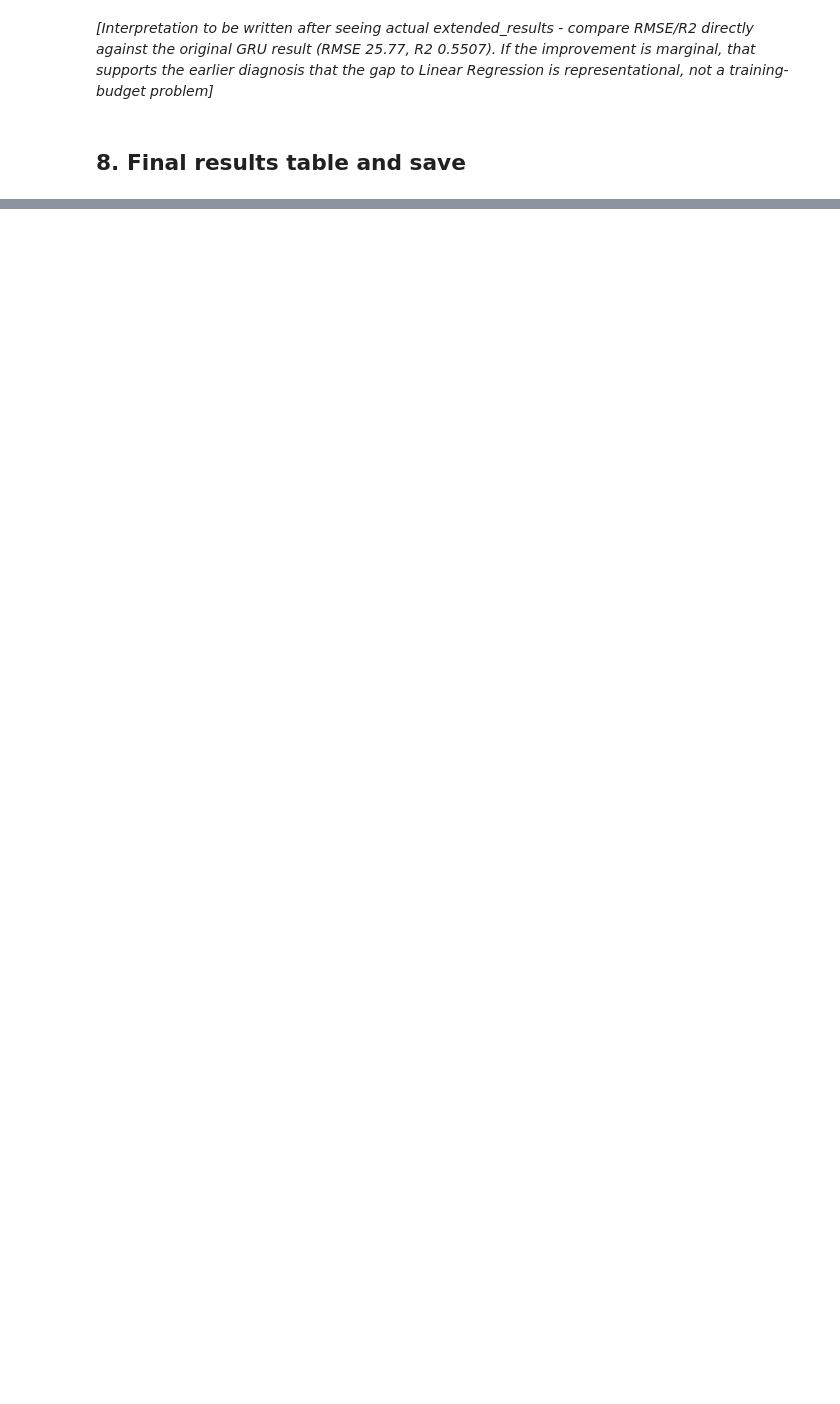
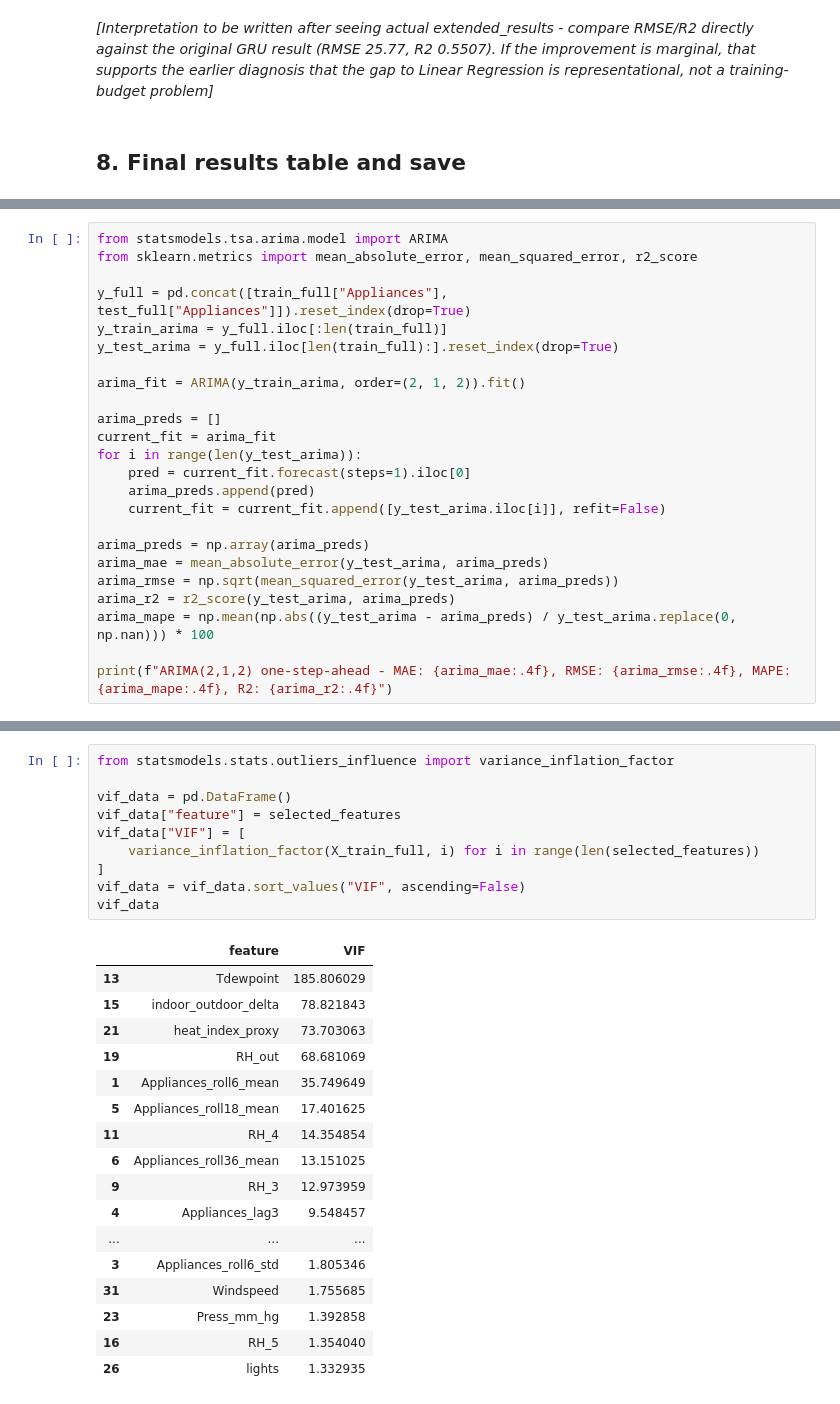
Before and after one commit to Muaadh-Nazly/energy-prediction, a Jupyter notebook: notebooks/05_Optimization_Evaluation.ipynb, the cells around one changed output, grey strips where cells are left out. Drawn from its saved outputs; the diff is of its cells as text; blank space fills up the shorter version.

```diff
--- a/notebooks/05_Optimization_Evaluation.ipynb
+++ b/notebooks/05_Optimization_Evaluation.ipynb
@@ -321,0 +512,24 @@ the required sections.
+# %%
+from statsmodels.tsa.arima.model import ARIMA
+from sklearn.metrics import mean_absolute_error, mean_squared_error, r2_score
+
+y_full = pd.concat([train_full["Appliances"], test_full["Appliances"]]).reset_index(drop=True)
+y_train_arima = y_full.iloc[:len(train_full)]
+y_test_arima = y_full.iloc[len(train_full):].reset_index(drop=True)
+
+arima_fit = ARIMA(y_train_arima, order=(2, 1, 2)).fit()
+
+arima_preds = []
+current_fit = arima_fit
+for i in range(len(y_test_arima)):
+    pred = current_fit.forecast(steps=1).iloc[0]
+    arima_preds.append(pred)
+    current_fit = current_fit.append([y_test_arima.iloc[i]], refit=False)
+
+arima_preds = np.array(arima_preds)
+arima_mae = mean_absolute_error(y_test_arima, arima_preds)
+arima_rmse = np.sqrt(mean_squared_error(y_test_arima, arima_preds))
+arima_r2 = r2_score(y_test_arima, arima_preds)
+arima_mape = np.mean(np.abs((y_test_arima - arima_preds) / y_test_arima.replace(0, np.nan))) * 100
+
+print(f"ARIMA(2,1,2) one-step-ahead - MAE: {arima_mae:.4f}, RMSE: {arima_rmse:.4f}, MAPE: {arima_mape:.4f}, R2: {arima_r2:.4f}")
@@ -321,0 +559,28 @@ the required sections.
+# %%
+from statsmodels.stats.outliers_influence import variance_inflation_factor
+
+vif_data = pd.DataFrame()
+vif_data["feature"] = selected_features
+vif_data["VIF"] = [
+    variance_inflation_factor(X_train_full, i) for i in range(len(selected_features))
+]
+vif_data = vif_data.sort_values("VIF", ascending=False)
+vif_data
+# %% [output]
+|  | feature | VIF |
+| 13 | Tdewpoint | 185.806029 |
+| 15 | indoor_outdoor_delta | 78.821843 |
+| 21 | heat_index_proxy | 73.703063 |
+| 19 | RH_out | 68.681069 |
+| 1 | Appliances_roll6_mean | 35.749649 |
+| 5 | Appliances_roll18_mean | 17.401625 |
+| 11 | RH_4 | 14.354854 |
+| 6 | Appliances_roll36_mean | 13.151025 |
+| 9 | RH_3 | 12.973959 |
+| 4 | Appliances_lag3 | 9.548457 |
+| ... | ... | ... |
+| 3 | Appliances_roll6_std | 1.805346 |
+| 31 | Windspeed | 1.755685 |
+| 23 | Press_mm_hg | 1.392858 |
+| 16 | RH_5 | 1.354040 |
+| 26 | lights | 1.332935 |
```
Also changed, not shown: parts of 36 cells of this notebook, 12 other files.
